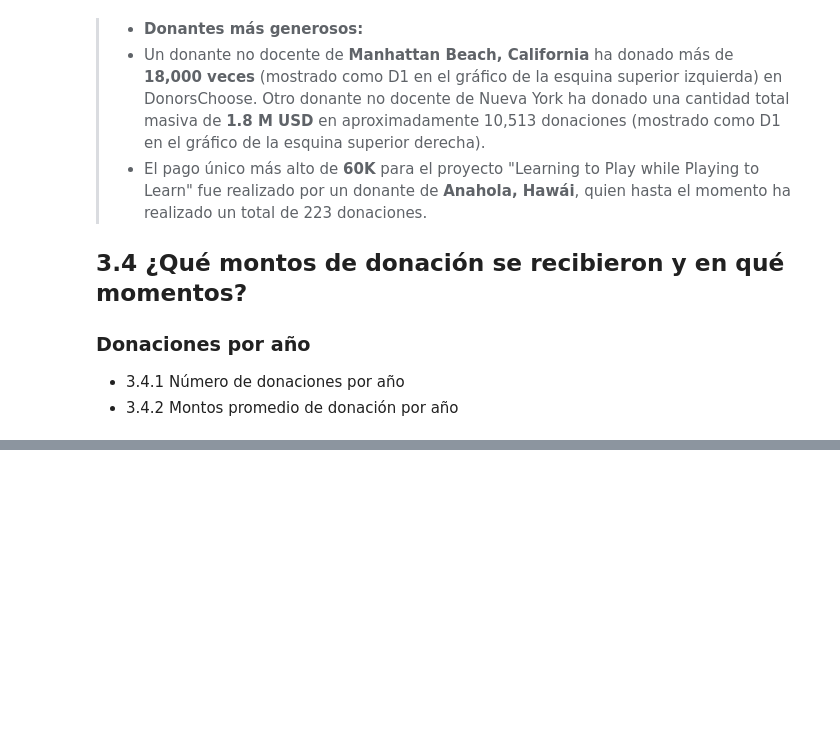
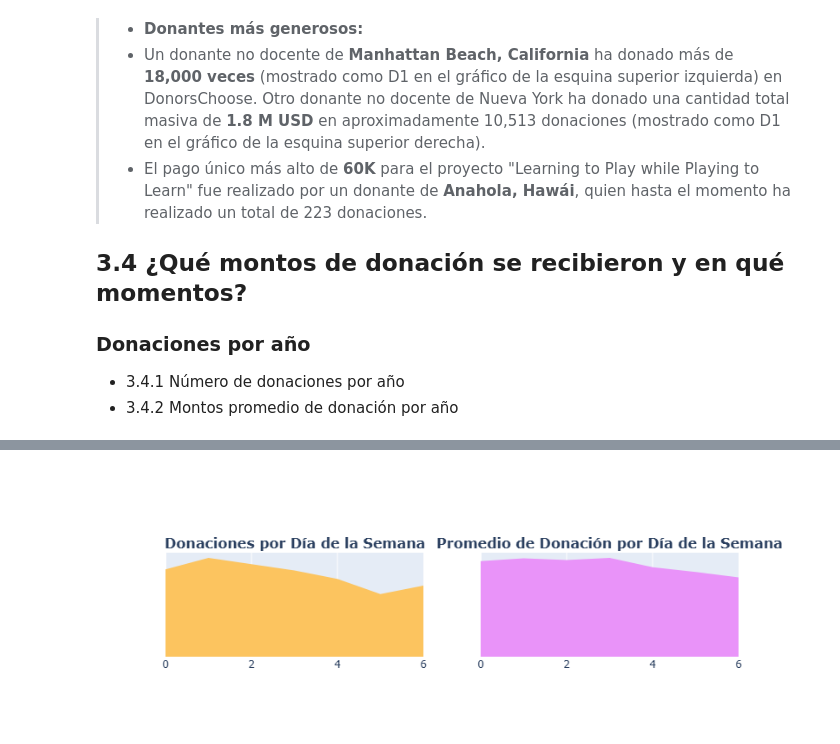
Before and after one commit to Anakaren-at/ADND_Prueba_Practica05, a Jupyter notebook: Practica05/Practica05_230292.ipynb, the cells around one changed output, grey strips where cells are left out. Saved outputs shown, nothing was run; the diff lists cells and outputs as text; code cells hidden in the pictures; blank space fills up the shorter version.

```diff
--- a/Practica05/Practica05_230292.ipynb
+++ b/Practica05/Practica05_230292.ipynb
@@ -1450,0 +1595,69 @@ iplot(fig)
+# %%
+import plotly.graph_objs as go
+from plotly import tools
+from plotly.offline import iplot
+
+# Agrupar donaciones por día de la semana
+t4 = donations_df.groupby(['Donation Weekday']).agg({
+    'Donation Year': 'count',
+    'Donation Amount': 'mean'
+}).reset_index().rename(columns={
+    'Donation Year': 'Total Donations',
+    'Donation Amount': 'Average Amount'
+})
+
+x = t4['Donation Weekday']
+y1 = t4['Total Donations']
+y2 = t4['Average Amount']
+
+trace1 = go.Scatter(
+    x=x,
+    y=y1,
+    fill='tozeroy',
+    fillcolor='#fcc45f',
+    mode='none'
+)
+trace2 = go.Scatter(
+    x=x,
+    y=y2,
+    fill='tozeroy',
+    fillcolor="#e993f9",
+    mode='none'
+)
+
+fig = tools.make_subplots(
+    rows=1,
+    cols=2,
+    print_grid=False,
+    subplot_titles=[
+        "<b>Donaciones por Día de la Semana</b>",
+        "<b>Promedio de Donación por Día de la Semana</b>"
+    ]
+)
+
+fig.append_trace(trace1, 1, 1)
+fig.append_trace(trace2, 1, 2)
+
+# CORREGIDO: Eliminar autotick y usar propiedades válidas
+fig['layout'].update(
+    height=300,
+    showlegend=False,
+    yaxis=dict(
+        showgrid=False,
+        zeroline=False,
+        showline=False,
+        showticklabels=False,
+        ticks=''
+    ),
+    yaxis2=dict(
+        showgrid=False,
+        zeroline=False,
+        showline=False,
+        showticklabels=False,
+        ticks=''
+    )
+)
+
+iplot(fig)
+# %% [output]
+[figure, added]
```
Also changed, not shown: parts of 28 cells of this notebook.
